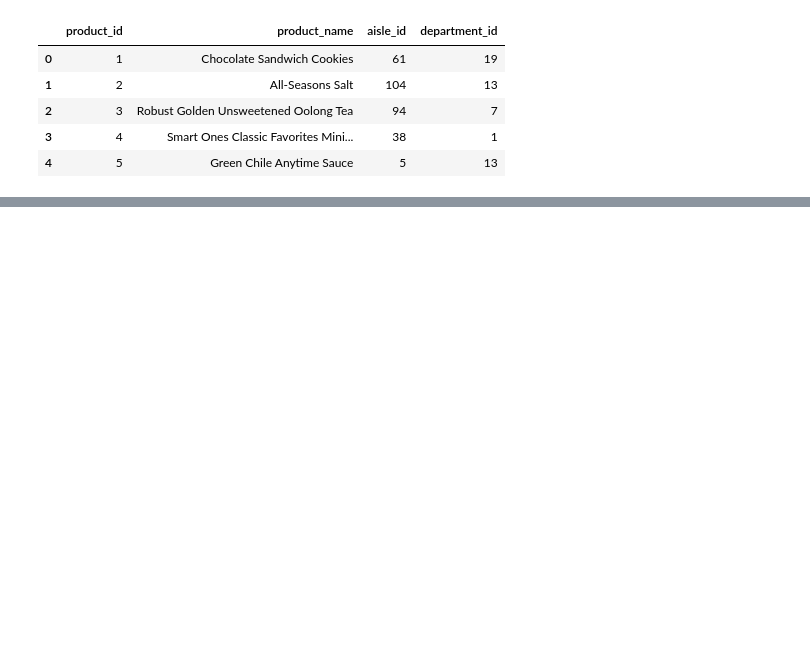
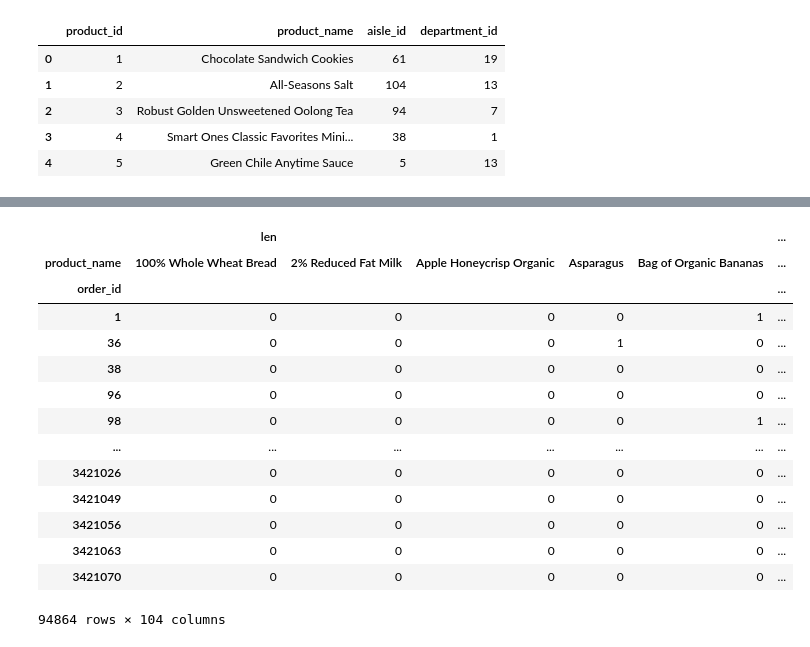
Before and after one commit to LoganPaulSnyder/3162-Group-7, a Jupyter notebook: final_project.ipynb, the cells around one changed output, grey strips where cells are left out. Cells and saved outputs as stored; diff of their text form; code cells hidden in the pictures; blank space fills up the shorter version.

```diff
--- a/final_project.ipynb
+++ b/final_project.ipynb
@@ -124,0 +203,19 @@ dtype: int64
+# %%
+df_enc = df[['order_id', 'product_name']].pivot_table(index=['order_id'], columns=['product_name'], aggfunc=[len], fill_value=0)
+df_enc
+# %% [output]
+|  | len |  |  |  |  | ... |
+| product_name | 100% Whole Wheat Bread | 2% Reduced Fat Milk | Apple Honeycrisp Organic | Asparagus | Bag of Organic Bananas | ... |
+| order_id |  |  |  |  |  | ... |
+| 1 | 0 | 0 | 0 | 0 | 1 | ... |
+| 36 | 0 | 0 | 0 | 1 | 0 | ... |
+| 38 | 0 | 0 | 0 | 0 | 0 | ... |
+| 96 | 0 | 0 | 0 | 0 | 0 | ... |
+| 98 | 0 | 0 | 0 | 0 | 1 | ... |
+| ... | ... | ... | ... | ... | ... | ... |
+| 3421026 | 0 | 0 | 0 | 0 | 0 | ... |
+| 3421049 | 0 | 0 | 0 | 0 | 0 | ... |
+| 3421056 | 0 | 0 | 0 | 0 | 0 | ... |
+| 3421063 | 0 | 0 | 0 | 0 | 0 | ... |
+| 3421070 | 0 | 0 | 0 | 0 | 0 | ... |
+94864 rows × 104 columns
```
Also changed, not shown: parts of 37 cells of this notebook.
